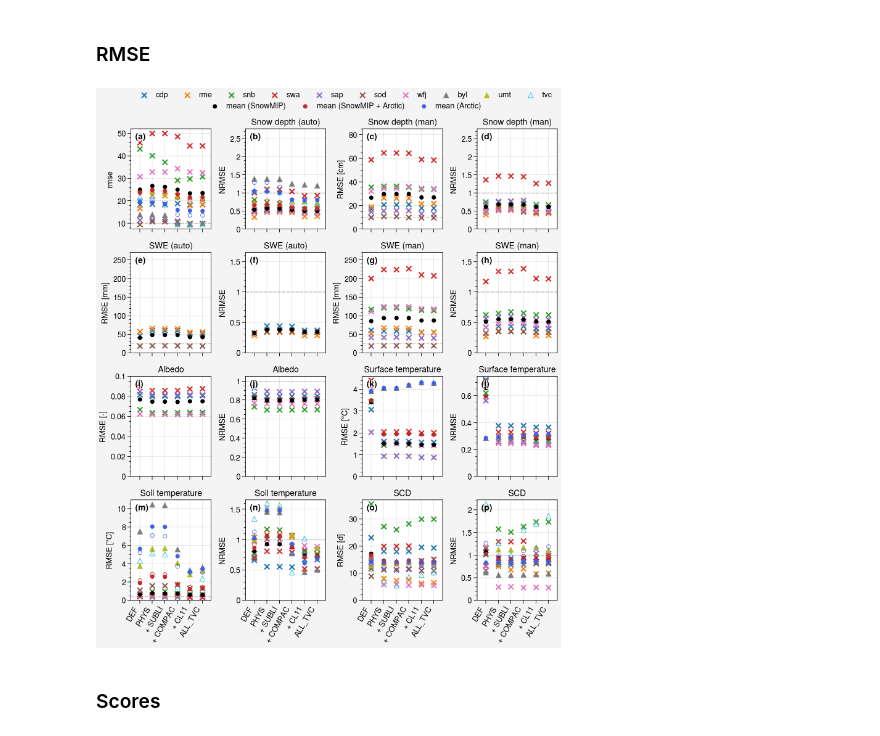
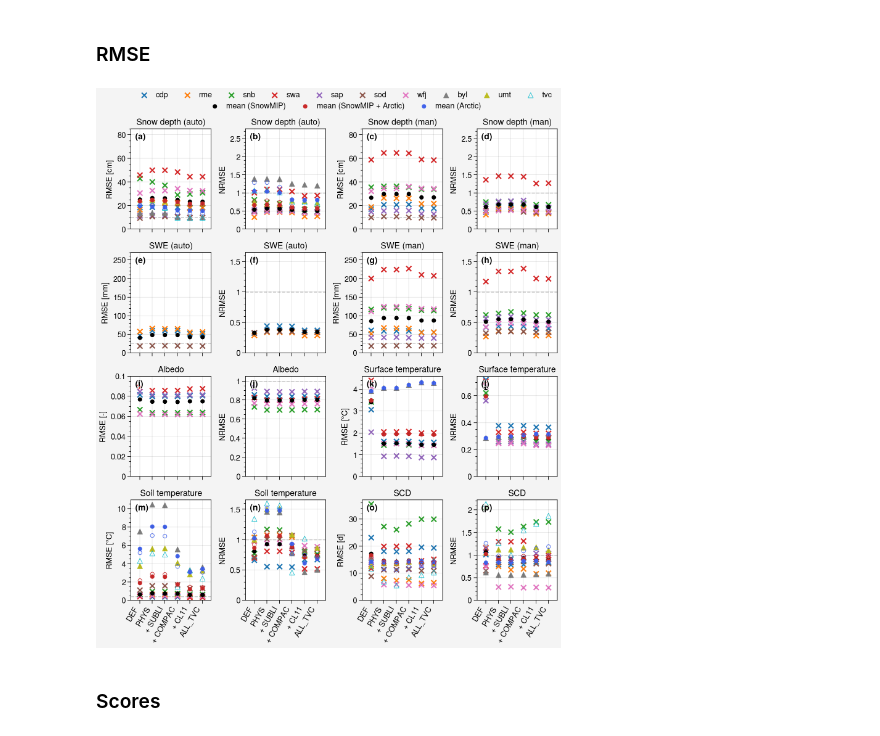
Before and after one commit to mickaellalande/SnowC2, a Jupyter notebook: CLASSIC/in_situ/paper_ac_rank_ALL.ipynb, the cells around one changed output. Cells and saved outputs as stored; diff of their text form; code cells hidden in the pictures.

Commit message:
Correct figures for paper

```diff
--- a/CLASSIC/in_situ/paper_ac_rank_ALL.ipynb
+++ b/CLASSIC/in_situ/paper_ac_rank_ALL.ipynb
@@ -991,6 +992,8 @@ for i, site in enumerate(SnowMIP_sites+SnowArctic_sites):
     h_list.append(h)
 h_mean = axs[0].scatter(df_gather.loc[('snd_auto')].rmse[1:].apply(np.mean)*100,
                         marker=marker_mean, label=label_mean, color=color_mean, markersize=marker_mean_size)
+axs[0].format(title='Snow depth (auto)', ylabel='RMSE [cm]', xrotation=xrotation, ylim=(0, 85))
+
 
 # Without TVC
 # (remove the last value with .apply(lambda x: x[:-1])
@@ -1262,34 +1265,34 @@ axs[15].scatter(df_Arctic.loc[('SCD')].nrmse[1:].apply(np.nanmean), marker=marke
 
 axs[15].format(title='SCD', ylabel='NRMSE', xrotation=xrotation, ylim=(0, None))
 
 x_min = -0.7
 # x_max = 2.7
 x_max = 5.7
 for i, ax in enumerate(axs):
     # ax.format(xticklabels=['CLASS']+[exp[:-10] for exp in exps], xlim=(x_min, x_max))
     ax.format(xticklabels=label_exps, xlim=(x_min, x_max))
     if (i % 2) != 0:
         ax.hlines(1, x_min, x_max, color='k', lw=1, alpha=0.2, zorder=0, ls='--')
 
 # Snow Depth uncertainty
 axs[0].hlines(10, x_min, x_max, color='k', lw=1, alpha=0.2, zorder=0, ls='--')
 axs[2].hlines(10, x_min, x_max, color='k', lw=1, alpha=0.2, zorder=0, ls='--')
 
 # SWE uncertainty
 axs[4].hlines(25, x_min, x_max, color='k', lw=1, alpha=0.2, zorder=0, ls='--')
 axs[6].hlines(25, x_min, x_max, color='k', lw=1, alpha=0.2, zorder=0, ls='--')
 
 # Soil temp uncertainty
 axs[12].hlines(0.4, x_min, x_max, color='k', lw=1, alpha=0.2, zorder=0, ls='--')
 
 
 fig.legend(h_list+[h_mean, h_mean_arc_noTVC, h_mean_arc_only_noTVC], loc='t', ncols=len(SnowMIP_sites)+len(SnowArctic_sites), center=True, frame=False)
 fig.format(abc='(a)', abcloc='ul')
 # fig.save('img/paper_rmse_all_v0.jpg')
 # fig.save('img/paper_rmse_all_v0.png')
 # fig.save('img/paper_rmse_all_v0.pdf')
 # %% [output]
-[figure, old version]
+[figure, new version]
 # %% [markdown]
 ### Scores
 # %% [markdown]
```
Also changed, not shown: parts of 13 cells of this notebook, 10 other files.
